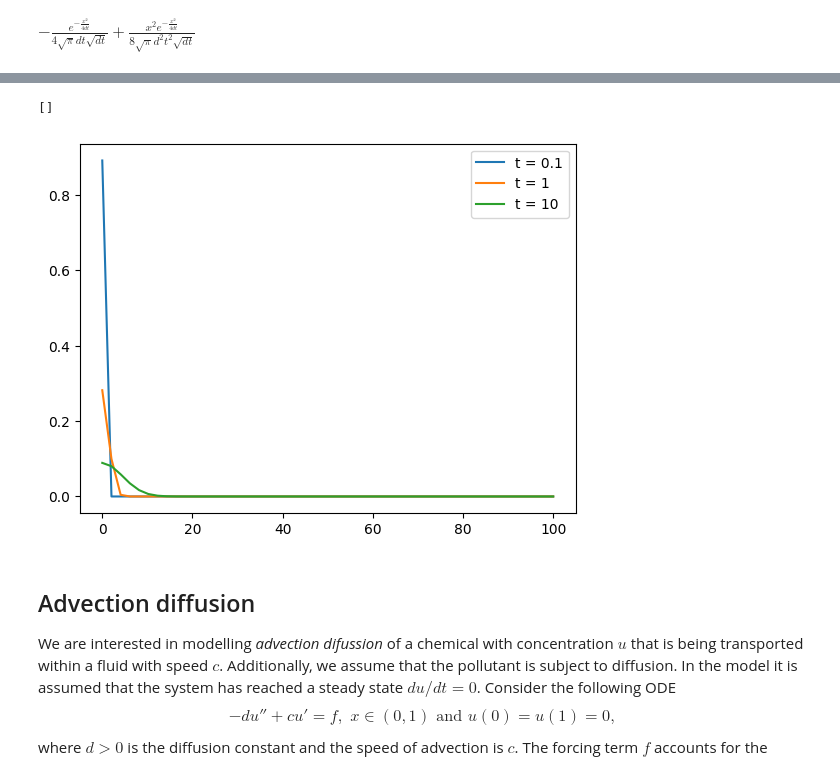
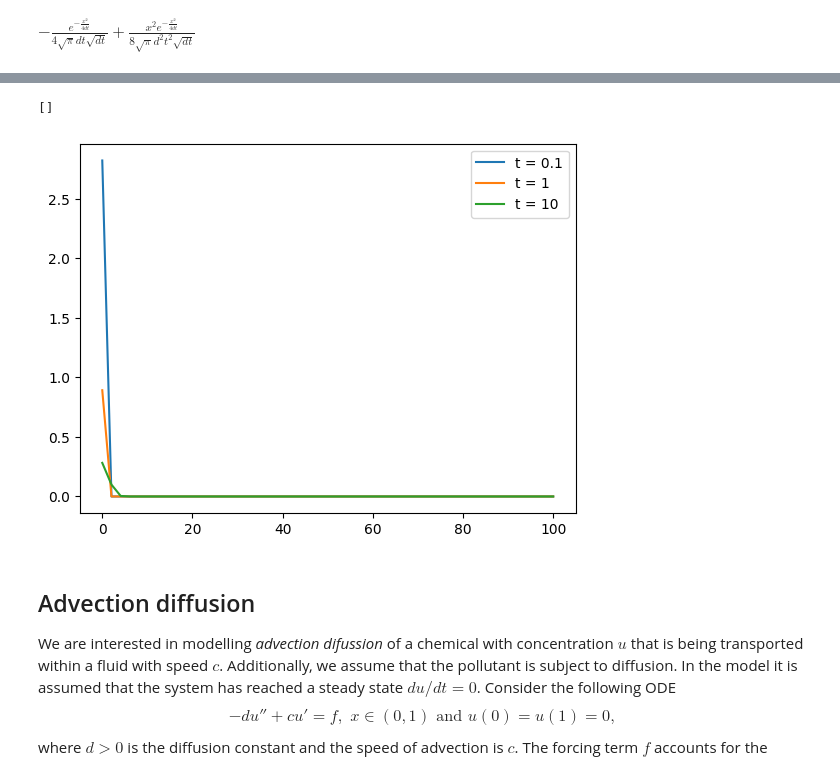
Before and after one commit to kalle6452/PDE, a Jupyter notebook: lab02.ipynb, the cells around one changed output, grey strips where cells are left out. Drawn from its saved outputs; the diff is of its cells as text; code cells hidden in the pictures.

```diff
--- a/lab02.ipynb
+++ b/lab02.ipynb
@@ -451,11 +487,3 @@ dx = sympy.diff(f,x)
 dx
 # %% [output]
 $\displaystyle - \frac{e^{- \frac{x^{2}}{4 d t}}}{4 \sqrt{\pi} d t \sqrt{d t}} + \frac{x^{2} e^{- \frac{x^{2}}{4 d t}}}{8 \sqrt{\pi} d^{2} t^{2} \sqrt{d t}}$
-# %%
-d = 1
-t = 1
-x = np.linspace(0,100)
-f = (1/(np.sqrt(4*np.pi*d*t)))*np.exp((-(x)**2)/(4*d*t))
-plt.plot(x,f,label=f't = {t}')
-plt.legend()
-plt.plot()
@@ -465,15 +490,15 @@ plt.plot()
 # %%
-d = 1
+d = 0.1
 lista = [0.1,1,10]
 x = np.linspace(0,100)
 for t in lista:
     f = (1/(np.sqrt(4*np.pi*d*t)))*np.exp((-(x)**2)/(4*d*t))
     plt.plot(x,f,label=f't = {t}')
 plt.legend()
 plt.plot()
 # %% [output]
 []
-[figure, old version]
+[figure, new version]
 # %% [markdown]
 ## Advection diffusion
 
```
Also changed, not shown: parts of 9 cells of this notebook.
